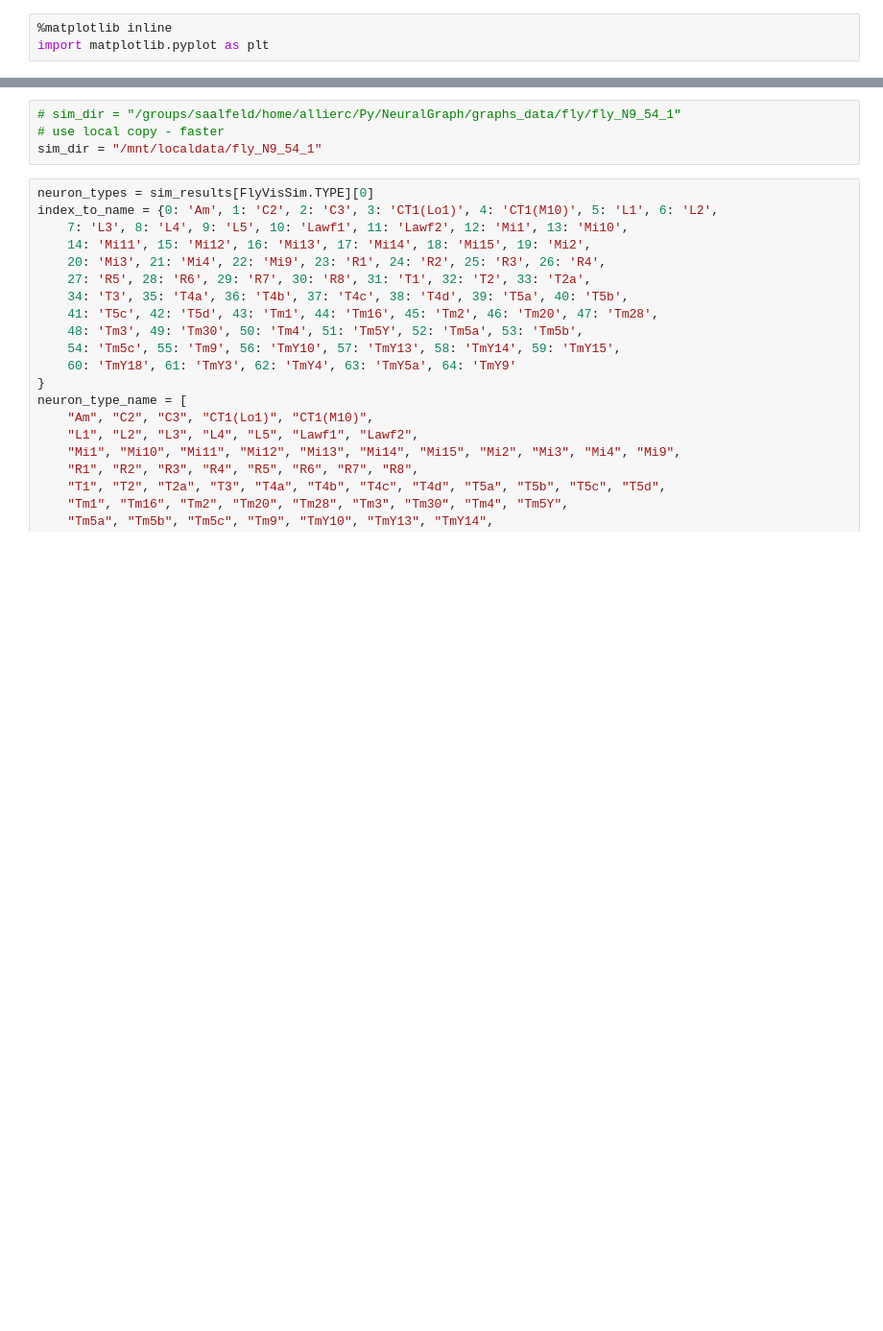
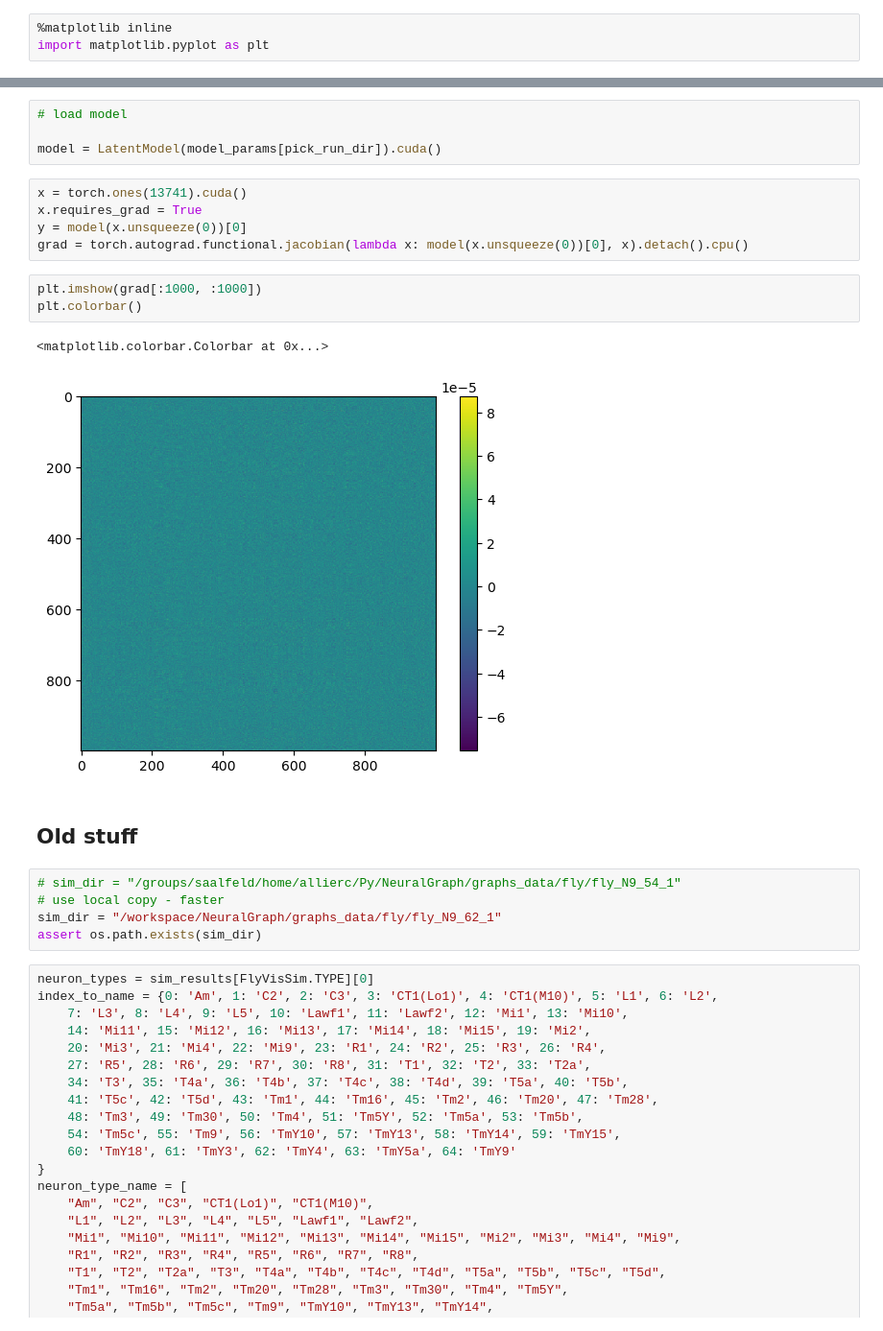
Before and after one commit to saalfeldlab/NeuralGraph, a Jupyter notebook: src/LatentEvolution/latent_space.ipynb, the cells around one changed output, grey strips where cells are left out. Shown at 96% size. Drawn from its saved outputs; the diff is of its cells as text; blank space fills up the shorter version.

```diff
--- a/src/LatentEvolution/latent_space.ipynb
+++ b/src/LatentEvolution/latent_space.ipynb
@@ -25,7 +115,25 @@ import torchinfo
+# %%
+# load model
+
+model = LatentModel(model_params[pick_run_dir]).cuda()
+# %%
+x = torch.ones(13741).cuda()
+x.requires_grad = True
+y = model(x.unsqueeze(0))[0]
+grad = torch.autograd.functional.jacobian(lambda x: model(x.unsqueeze(0))[0], x).detach().cpu()
+# %%
+plt.imshow(grad[:1000, :1000])
+plt.colorbar()
+# %% [output]
+<matplotlib.colorbar.Colorbar at 0x...>
+[figure, added]
+# %% [markdown]
+## Old stuff
 # %%
 # sim_dir = "/groups/saalfeld/home/allierc/Py/NeuralGraph/graphs_data/fly/fly_N9_54_1"
 # use local copy - faster
-sim_dir = "/mnt/localdata/fly_N9_54_1"
+sim_dir = "/workspace/NeuralGraph/graphs_data/fly/fly_N9_62_1"
+assert os.path.exists(sim_dir)
 # %%
 neuron_types = sim_results[FlyVisSim.TYPE][0]
 index_to_name = {0: 'Am', 1: 'C2', 2: 'C3', 3: 'CT1(Lo1)', 4: 'CT1(M10)', 5: 'L1', 6: 'L2',
```
Also changed, not shown: parts of 9 cells of this notebook, 4 other files.
